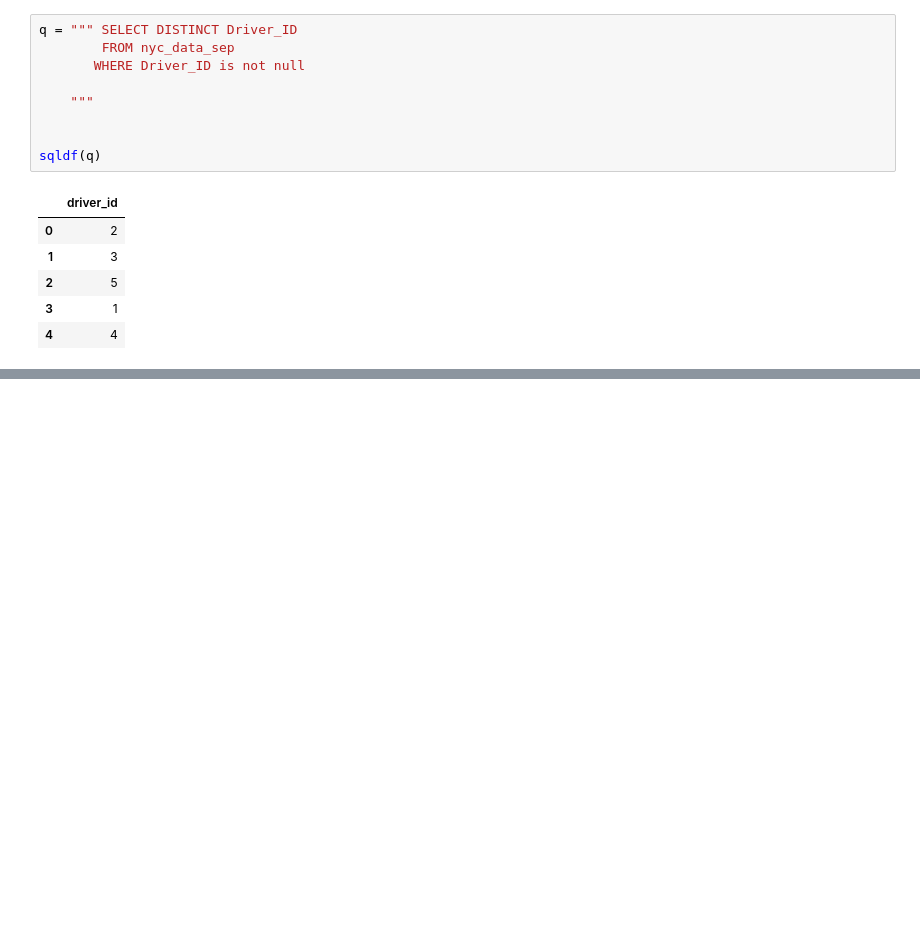
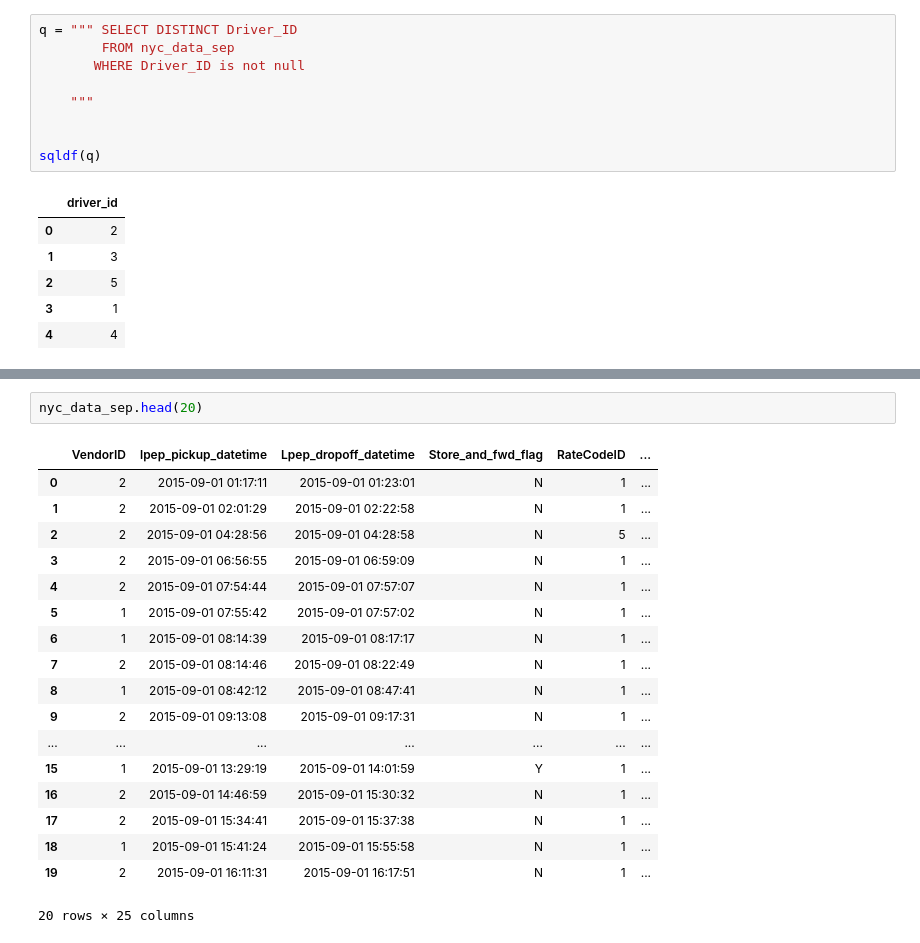
Before and after one commit to bayraktarengin/eurotech_ds, a Jupyter notebook: nyc_taxi_query_notebook.ipynb, the cells around one changed output, grey strips where cells are left out. Drawn from its saved outputs; the diff is of its cells as text; blank space fills up the shorter version.

```diff
--- a/nyc_taxi_query_notebook.ipynb
+++ b/nyc_taxi_query_notebook.ipynb
@@ -1145,0 +1337,21 @@ sqldf(q)
+# %%
+nyc_data_sep.head(20)
+# %% [output]
+|  | VendorID | lpep_pickup_datetime | Lpep_dropoff_datetime | Store_and_fwd_flag | RateCodeID | ... |
+| 0 | 2 | 2015-09-01 01:17:11 | 2015-09-01 01:23:01 | N | 1 | ... |
+| 1 | 2 | 2015-09-01 02:01:29 | 2015-09-01 02:22:58 | N | 1 | ... |
+| 2 | 2 | 2015-09-01 04:28:56 | 2015-09-01 04:28:58 | N | 5 | ... |
+| 3 | 2 | 2015-09-01 06:56:55 | 2015-09-01 06:59:09 | N | 1 | ... |
+| 4 | 2 | 2015-09-01 07:54:44 | 2015-09-01 07:57:07 | N | 1 | ... |
+| 5 | 1 | 2015-09-01 07:55:42 | 2015-09-01 07:57:02 | N | 1 | ... |
+| 6 | 1 | 2015-09-01 08:14:39 | 2015-09-01 08:17:17 | N | 1 | ... |
+| 7 | 2 | 2015-09-01 08:14:46 | 2015-09-01 08:22:49 | N | 1 | ... |
+| 8 | 1 | 2015-09-01 08:42:12 | 2015-09-01 08:47:41 | N | 1 | ... |
+| 9 | 2 | 2015-09-01 09:13:08 | 2015-09-01 09:17:31 | N | 1 | ... |
+| ... | ... | ... | ... | ... | ... | ... |
+| 15 | 1 | 2015-09-01 13:29:19 | 2015-09-01 14:01:59 | Y | 1 | ... |
+| 16 | 2 | 2015-09-01 14:46:59 | 2015-09-01 15:30:32 | N | 1 | ... |
+| 17 | 2 | 2015-09-01 15:34:41 | 2015-09-01 15:37:38 | N | 1 | ... |
+| 18 | 1 | 2015-09-01 15:41:24 | 2015-09-01 15:55:58 | N | 1 | ... |
+| 19 | 2 | 2015-09-01 16:11:31 | 2015-09-01 16:17:51 | N | 1 | ... |
+20 rows × 25 columns
```
Also changed, not shown: parts of 24 cells of this notebook.
